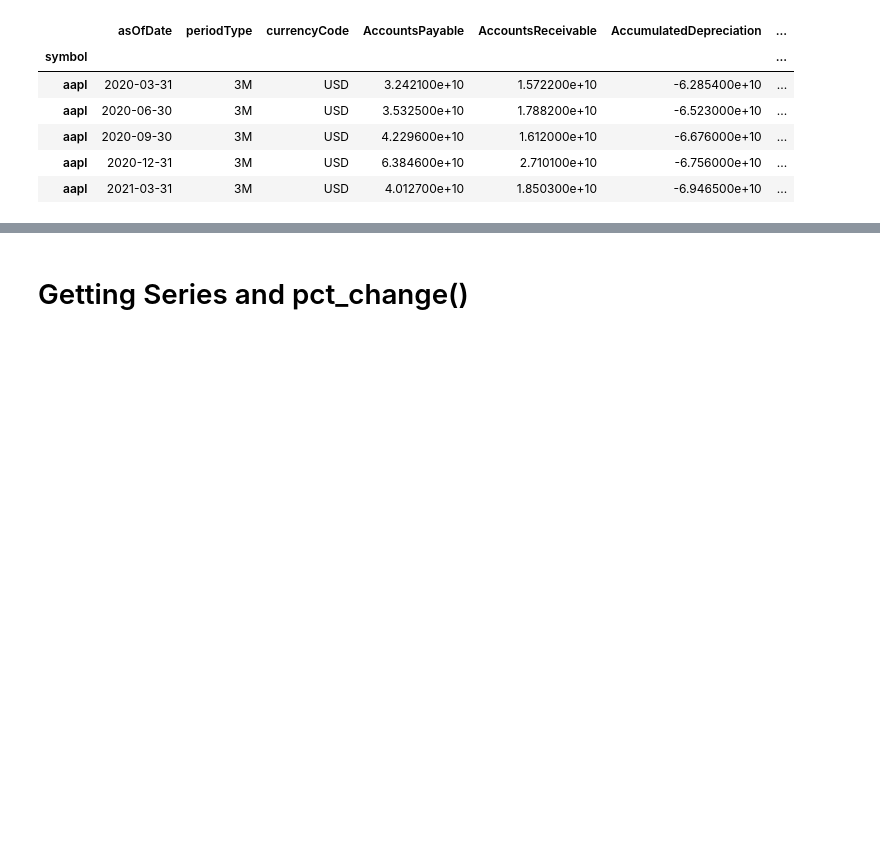
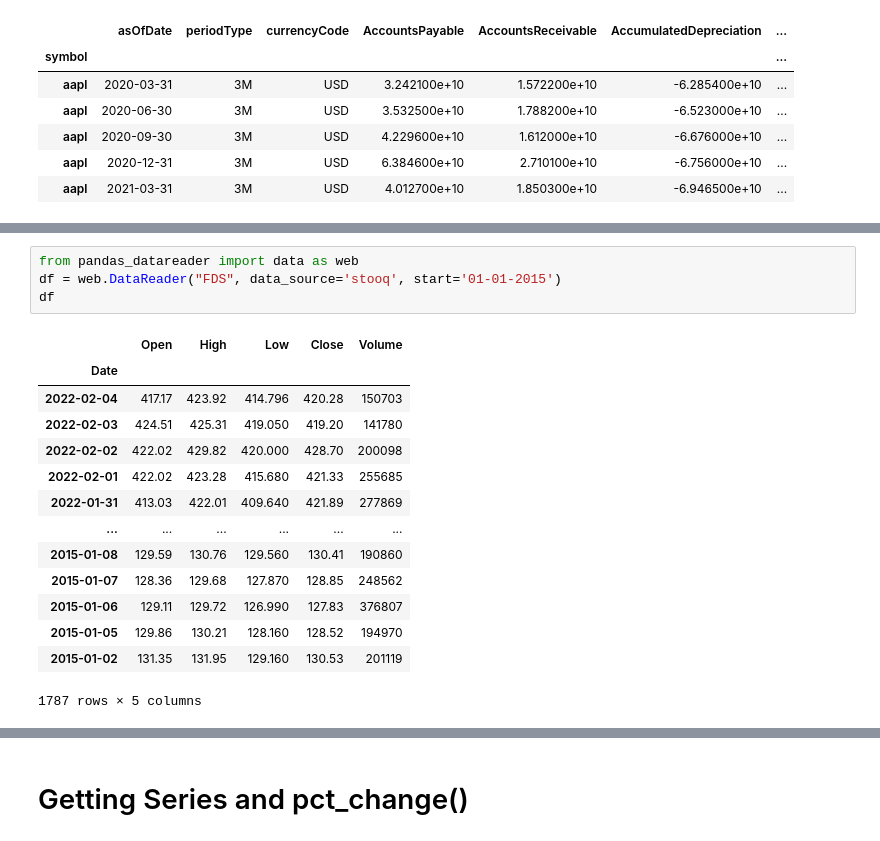
Before and after one commit to cmskzhan/helloworld, a Jupyter notebook: LearnPandas/kai-Pandas-notes.ipynb, the cells around one changed output, grey strips where cells are left out. Saved outputs shown, nothing was run; the diff lists cells and outputs as text; blank space fills up the shorter version.

```diff
--- a/LearnPandas/kai-Pandas-notes.ipynb
+++ b/LearnPandas/kai-Pandas-notes.ipynb
@@ -213,0 +260,19 @@ aapl.balance_sheet(frequency="q")
+# %%
+from pandas_datareader import data as web
+df = web.DataReader("FDS", data_source='stooq', start='01-01-2015')
+df
+# %% [output]
+|  | Open | High | Low | Close | Volume |
+| Date |  |  |  |  |  |
+| 2022-02-04 | 417.17 | 423.92 | 414.796 | 420.28 | 150703 |
+| 2022-02-03 | 424.51 | 425.31 | 419.050 | 419.20 | 141780 |
+| 2022-02-02 | 422.02 | 429.82 | 420.000 | 428.70 | 200098 |
+| 2022-02-01 | 422.02 | 423.28 | 415.680 | 421.33 | 255685 |
+| 2022-01-31 | 413.03 | 422.01 | 409.640 | 421.89 | 277869 |
+| ... | ... | ... | ... | ... | ... |
+| 2015-01-08 | 129.59 | 130.76 | 129.560 | 130.41 | 190860 |
+| 2015-01-07 | 128.36 | 129.68 | 127.870 | 128.85 | 248562 |
+| 2015-01-06 | 129.11 | 129.72 | 126.990 | 127.83 | 376807 |
+| 2015-01-05 | 129.86 | 130.21 | 128.160 | 128.52 | 194970 |
+| 2015-01-02 | 131.35 | 131.95 | 129.160 | 130.53 | 201119 |
+1787 rows × 5 columns
```
Also changed, not shown: parts of 5 cells of this notebook.
